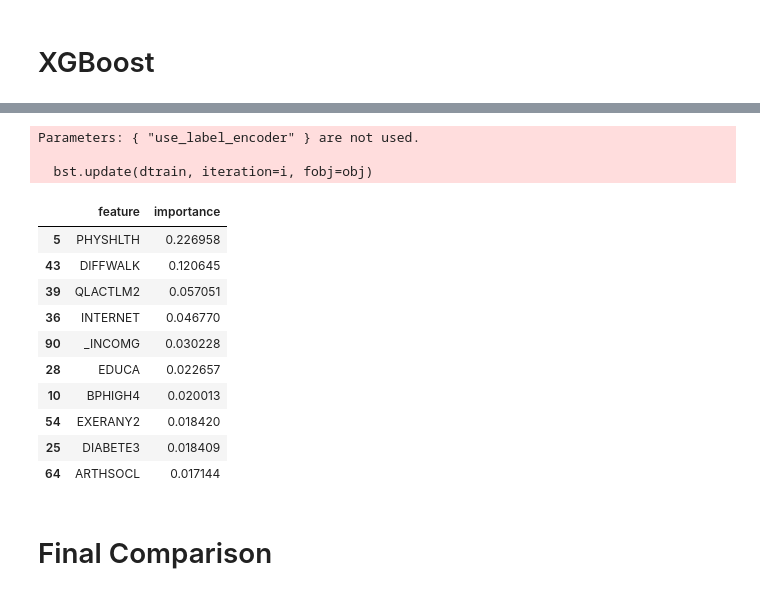
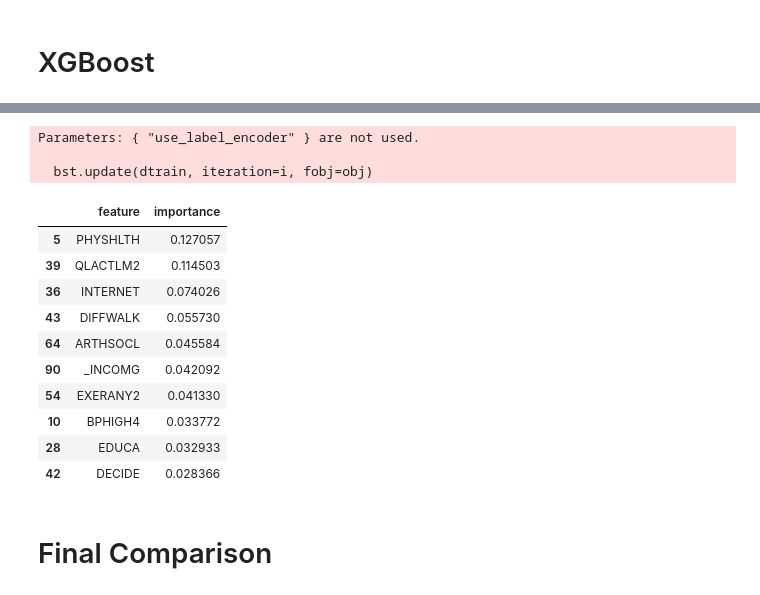
Before and after one commit to tollfu/ML-health-analysis, a Jupyter notebook: health.ipynb, the cells around one changed output, grey strips where cells are left out. Drawn from its saved outputs; the diff is of its cells as text; code cells hidden in the pictures.

```diff
--- a/health.ipynb
+++ b/health.ipynb
@@ -6,6 +24,7 @@ import pandas as pd
 # %%
-RSEED = 42
-df = pd.read_csv('2015.csv').sample(100000, random_state = RSEED)
+RSEED = 42 #set seed for reproducibility
+df = pd.read_csv('2015.csv').sample(100000, random_state = RSEED) #sampled to 100,000 rows for efficiency
+pd.set_option('display.max_columns', None) #set display to show every column
 df.head()
 # %% [output]
 |  | _STATE | FMONTH | IDATE | IMONTH | IDAY | IYEAR | DISPCODE | SEQNO | _PSU | CTELENUM | PVTRESD1 | ... |
@@ -180,8 +215,9 @@ df_clean4[nonbinary_vars] = df_clean4[nonbinary_vars].replace({
 })
 # %%
 #fill null values with the mean
-df_clean4[always_ask_recalc] = df_clean4[always_ask_recalc].apply(
+df_clean4[always_ask] = df_clean4[always_ask].apply(
     lambda col: col.fillna(col.mean()))
-df_clean4[always_ask] = df_clean4[always_ask].apply(
-    lambda col: col.fillna(col.mean())
-)
+df_clean4[binary_vars] = df_clean4[binary_vars].apply(
+    lambda col: col.fillna(col.mean()))
+df_clean4[nonbinary_vars] = df_clean4[nonbinary_vars].apply(
+    lambda col: col.fillna(col.mean()))
@@ -791,38 +819,38 @@ plt.show()
 # %%
 #show feature importance
 xgb_final_model = XGBClassifier(
-    n_estimators= 200,
-    max_depth= 5,
-    learning_rate= 0.05,
+    n_estimators= 300,
+    max_depth= 3,
+    learning_rate= 0.1,
     use_label_encoder=False,
     eval_metric='auc',
     scale_pos_weight=1,
     n_jobs=-1,
     random_state=42
 )
 xgb_final_model.fit(X, y)
 
 fi_xgb = pd.DataFrame({
     'feature': X.columns,
     'importance': xgb_final_model.feature_importances_
 }).sort_values('importance', ascending=False)
 
 fi_xgb.head(10)
 # %% [output]
 Parameters: { "use_label_encoder" } are not used.
 
   bst.update(dtrain, iteration=i, fobj=obj)
 |  | feature | importance |
-| 5 | PHYSHLTH | 0.226958 |
-| 43 | DIFFWALK | 0.120645 |
-| 39 | QLACTLM2 | 0.057051 |
-| 36 | INTERNET | 0.046770 |
-| 90 | _INCOMG | 0.030228 |
-| 28 | EDUCA | 0.022657 |
-| 10 | BPHIGH4 | 0.020013 |
-| 54 | EXERANY2 | 0.018420 |
-| 25 | DIABETE3 | 0.018409 |
-| 64 | ARTHSOCL | 0.017144 |
+| 5 | PHYSHLTH | 0.127057 |
+| 39 | QLACTLM2 | 0.114503 |
+| 36 | INTERNET | 0.074026 |
+| 43 | DIFFWALK | 0.055730 |
+| 64 | ARTHSOCL | 0.045584 |
+| 90 | _INCOMG | 0.042092 |
+| 54 | EXERANY2 | 0.041330 |
+| 10 | BPHIGH4 | 0.033772 |
+| 28 | EDUCA | 0.032933 |
+| 42 | DECIDE | 0.028366 |
 # %% [markdown]
 # Final Comparison
 # %%
```
Also changed, not shown: parts of 41 cells of this notebook.
